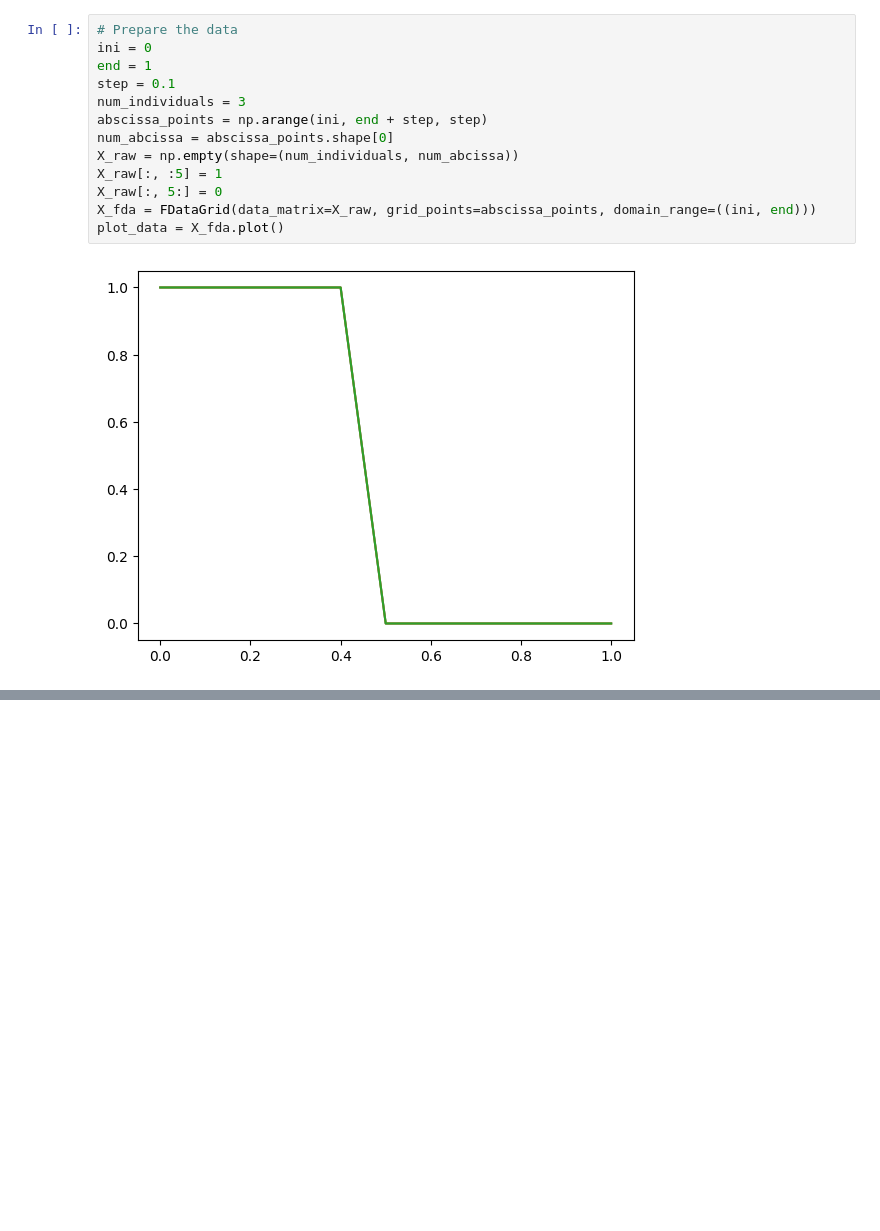
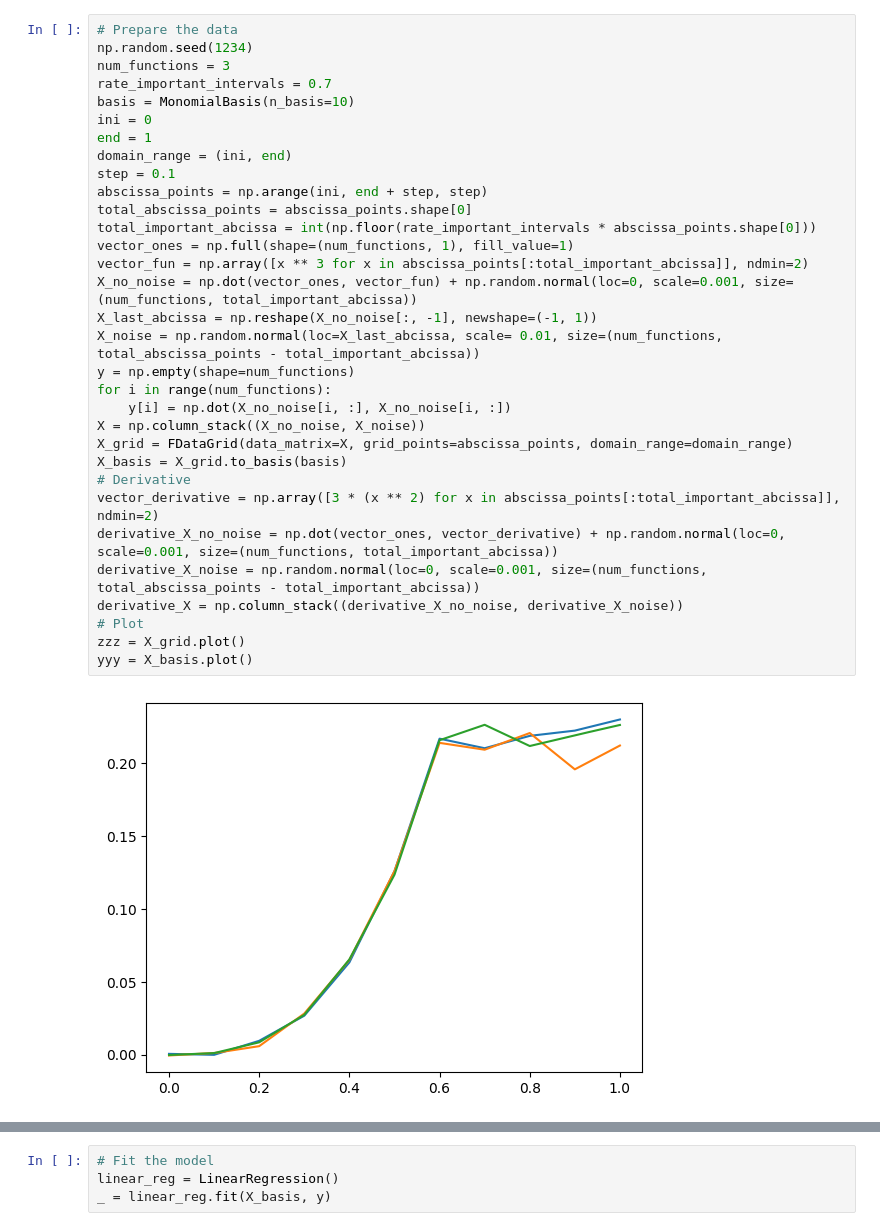
Before and after one commit to pachoning/shapley_fda_experiments, a Jupyter notebook: shapley_fda.ipynb, the cells around one changed output, grey strips where cells are left out. Drawn from its saved outputs; the diff is of its cells as text; blank space fills up the shorter version.

```diff
--- a/shapley_fda.ipynb
+++ b/shapley_fda.ipynb
@@ -372,18 +400,37 @@ class ShapleyFda:
             result = [interval, relevance]
             intervals_relevance.append(result)
         return intervals_relevance
-# %%
-# Prepare the data
-ini = 0
-end = 1
-step = 0.1
-num_individuals = 3
-abscissa_points = np.arange(ini, end + step, step)
-num_abcissa = abscissa_points.shape[0]
-X_raw = np.empty(shape=(num_individuals, num_abcissa))
-X_raw[:, :5] = 1
-X_raw[:, 5:] = 0
-X_fda = FDataGrid(data_matrix=X_raw, grid_points=abscissa_points, domain_range=((ini, end)))
-plot_data = X_fda.plot()
-# %% [output]
-[figure, removed]
+# %%
+# Prepare the data
+np.random.seed(1234)
+num_functions = 3
+rate_important_intervals = 0.7
+basis = MonomialBasis(n_basis=10)
+ini = 0
+end = 1
+domain_range = (ini, end)
+step = 0.1
+abscissa_points = np.arange(ini, end + step, step)
+total_abscissa_points = abscissa_points.shape[0]
+total_important_abcissa = int(np.floor(rate_important_intervals * abscissa_points.shape[0]))
+vector_ones = np.full(shape=(num_functions, 1), fill_value=1)
+vector_fun = np.array([x ** 3 for x in abscissa_points[:total_important_abcissa]], ndmin=2)
+X_no_noise = np.dot(vector_ones, vector_fun) + np.random.normal(loc=0, scale=0.001, size=(num_functions, total_important_abcissa))
+X_last_abcissa = np.reshape(X_no_noise[:, -1], newshape=(-1, 1))
+X_noise = np.random.normal(loc=X_last_abcissa, scale= 0.01, size=(num_functions, total_abscissa_points - total_important_abcissa))
+y = np.empty(shape=num_functions)
+for i in range(num_functions):
+    y[i] = np.dot(X_no_noise[i, :], X_no_noise[i, :])
+X = np.column_stack((X_no_noise, X_noise))
+X_grid = FDataGrid(data_matrix=X, grid_points=abscissa_points, domain_range=domain_range)
+X_basis = X_grid.to_basis(basis)
+# Derivative
+vector_derivative = np.array([3 * (x ** 2) for x in abscissa_points[:total_important_abcissa]], ndmin=2)
+derivative_X_no_noise = np.dot(vector_ones, vector_derivative) + np.random.normal(loc=0, scale=0.001, size=(num_functions, total_important_abcissa))
+derivative_X_noise = np.random.normal(loc=0, scale=0.001, size=(num_functions, total_abscissa_points - total_important_abcissa))
+derivative_X = np.column_stack((derivative_X_no_noise, derivative_X_noise))
+# Plot
+zzz = X_grid.plot()
+yyy = X_basis.plot()
+# %% [output]
+[figure, added]
@@ -389,0 +438,4 @@ plot_data = X_fda.plot()
+# %%
+# Fit the model
+linear_reg = LinearRegression()
+_ = linear_reg.fit(X_basis, y)
```
Also changed, not shown: parts of 10 cells of this notebook.
